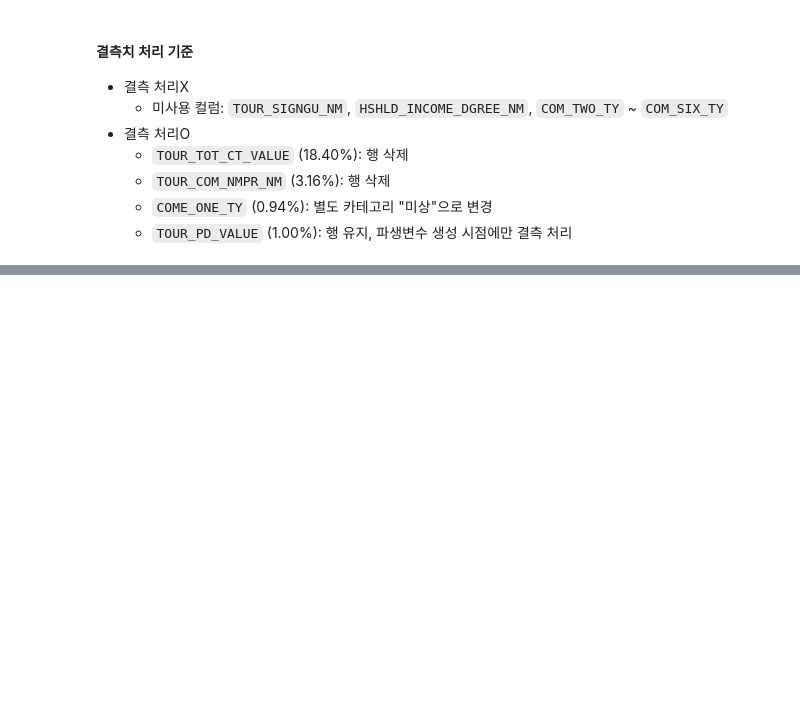
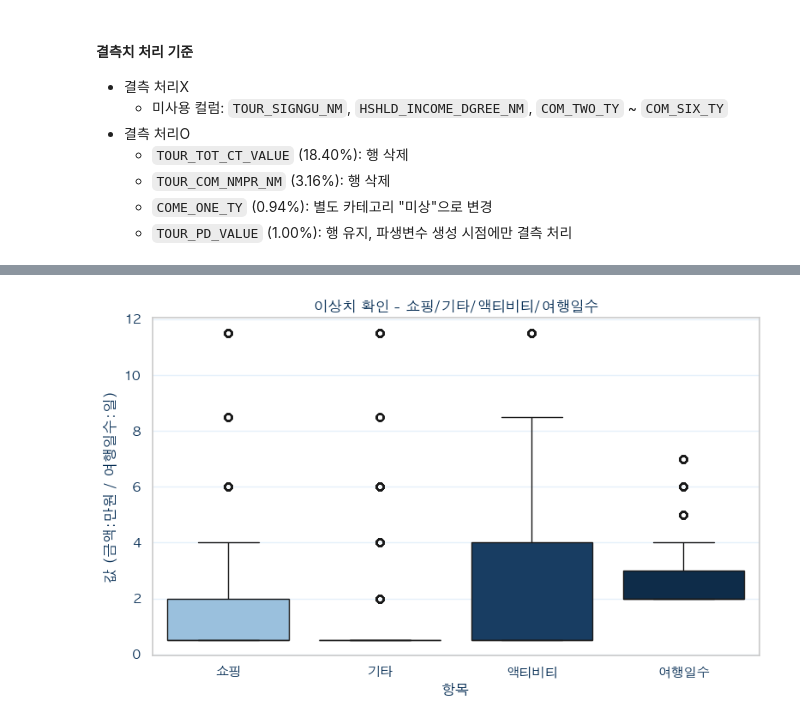
Before and after one commit to ryukyung/out-traveler, a Jupyter notebook: notebooks/eda/eda_ryukyung.ipynb, the cells around one changed output, grey strips where cells are left out. Cells and saved outputs as stored; diff of their text form; code cells hidden in the pictures; blank space fills up the shorter version.

```diff
--- a/notebooks/eda/eda_ryukyung.ipynb
+++ b/notebooks/eda/eda_ryukyung.ipynb
@@ -221,0 +300,34 @@ TOUR_CTPRVN_NM
+# %%
+
+set_plot_style()
+# (중복 컬럼 제거·리네임이 이미 되어 있다는 전제. 안 되어 있으면 앞 단계 코드 먼저 실행)
+
+item_mid_map = {'1만원 미만':0.5, '1~3만원 미만':2, '3~5만원 미만':4, '5~7만원 미만':6, '7~10만원 미만':8.5, '10만원 이상':11.5}
+pd_map = {'1박 2일':2, '2박 3일':3, '3박 4일':4, '4박 5일':5, '5박 6일':6, '6박 7일 이상':7}
+
+cols = {
+    'TOUR_SHOPNG_CT_VALUE': ('쇼핑', item_mid_map),
+    'TOUR_ETC_CT_VALUE': ('기타', item_mid_map),
+    'TOUR_ACTVTY_CT_VALUE': ('액티비티', item_mid_map),
+    'TOUR_PD_VALUE': ('여행일수', pd_map),
+}
+
+long_rows = []
+
+for col, (label, mapping) in cols.items():
+    mapped_series = df[col].map(mapping)
+    long_rows.append(pd.DataFrame({'항목': label, '값': mapped_series}).dropna())
+
+full_long = pd.concat(long_rows, ignore_index=True)
+
+order = ['쇼핑', '기타', '액티비티', '여행일수']
+
+fig, ax = plt.subplots(figsize=(8, 5))
+sns.boxplot(data=full_long, x='항목', y='값', hue='항목', order=order, palette=get_palette(4), legend=False, ax=ax)
+ax.set_title('이상치 확인 - 쇼핑/기타/액티비티/여행일수')
+ax.set_ylabel('값 (금액:만원 / 여행일수:일)')
+
+plt.tight_layout()
+plt.show()
+# %% [output]
+[figure, added]
```
Also changed, not shown: parts of 9 cells of this notebook.
